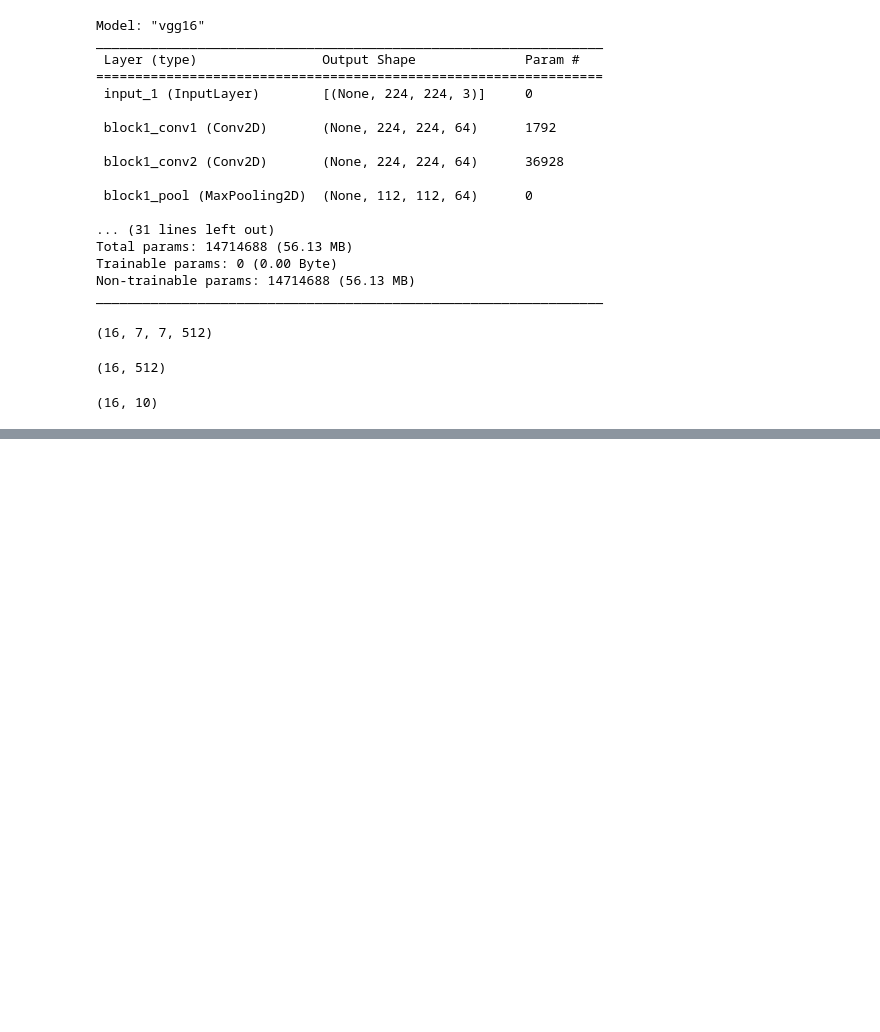
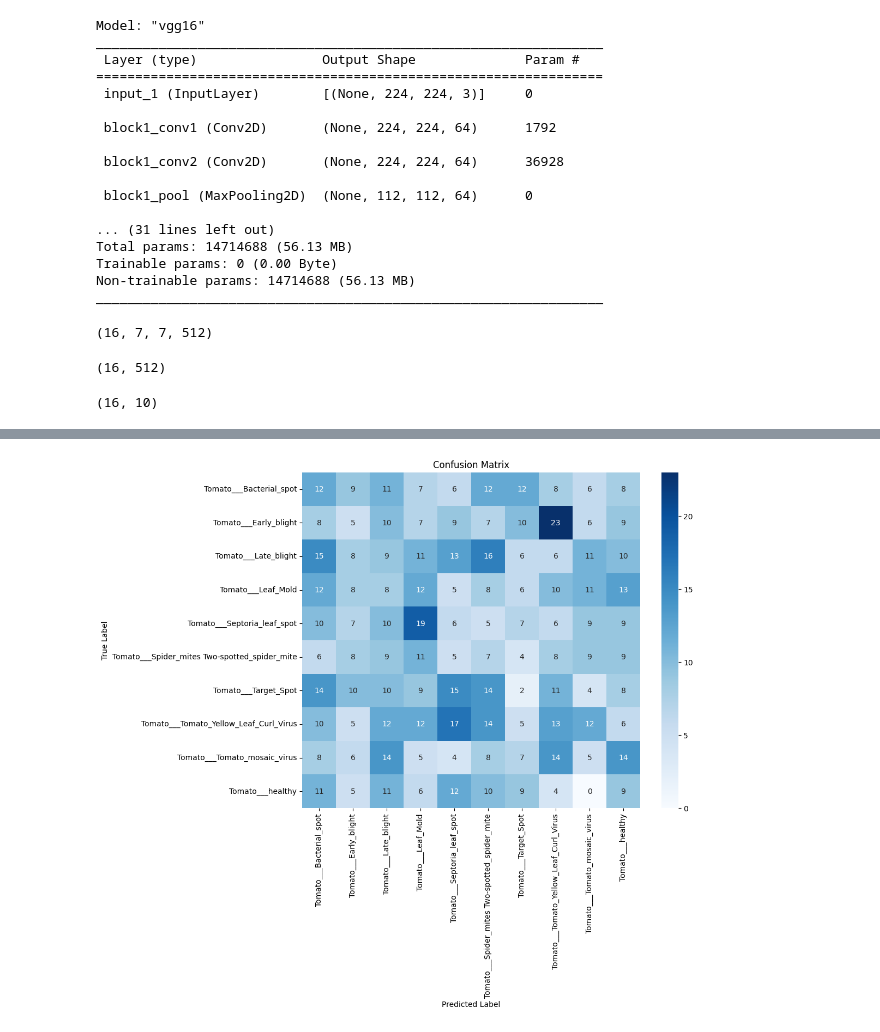
Before and after one commit to SalarShafiee/Image-classification, a Jupyter notebook: Tomato-With TF.Data.ipynb, the cells around one changed output, grey strips where cells are left out. Cells and saved outputs as stored; diff of their text form; code cells hidden in the pictures; blank space fills up the shorter version.

```diff
--- a/Tomato-With TF.Data.ipynb
+++ b/Tomato-With TF.Data.ipynb
@@ -263,0 +226,14 @@ Epoch 10/10
+# %%
+import numpy as np
+
+# Get predictions for the test dataset
+predictions = model.predict(test_dataset)
+
+# If you need probabilities, use tf.nn.softmax (for logits)
+predicted_probabilities = tf.nn.softmax(predictions).numpy()
+
+# Convert probabilities to class labels
+predicted_classes = np.argmax(predicted_probabilities, axis=-1)
+
+# Collect true labels
+true_labels = np.concatenate([y for x, y in test_dataset], axis=0)
@@ -263,0 +242,22 @@ Epoch 10/10
+# %%
+from sklearn.metrics import confusion_matrix
+
+# Compute confusion matrix
+conf_matrix = confusion_matrix(true_labels, predicted_classes)
+# %%
+import matplotlib.pyplot as plt
+import seaborn as sns
+
+# Define class names
+class_names =class_names
+
+# Plot the confusion matrix
+plt.figure(figsize=(10, 8))
+sns.heatmap(conf_matrix, annot=True, fmt='d', cmap='Blues',
+            xticklabels=class_names, yticklabels=class_names)
+plt.xlabel('Predicted Label')
+plt.ylabel('True Label')
+plt.title('Confusion Matrix')
+plt.show()
+# %% [output]
+[figure, added]
```
Also changed, not shown: parts of 20 cells of this notebook.
